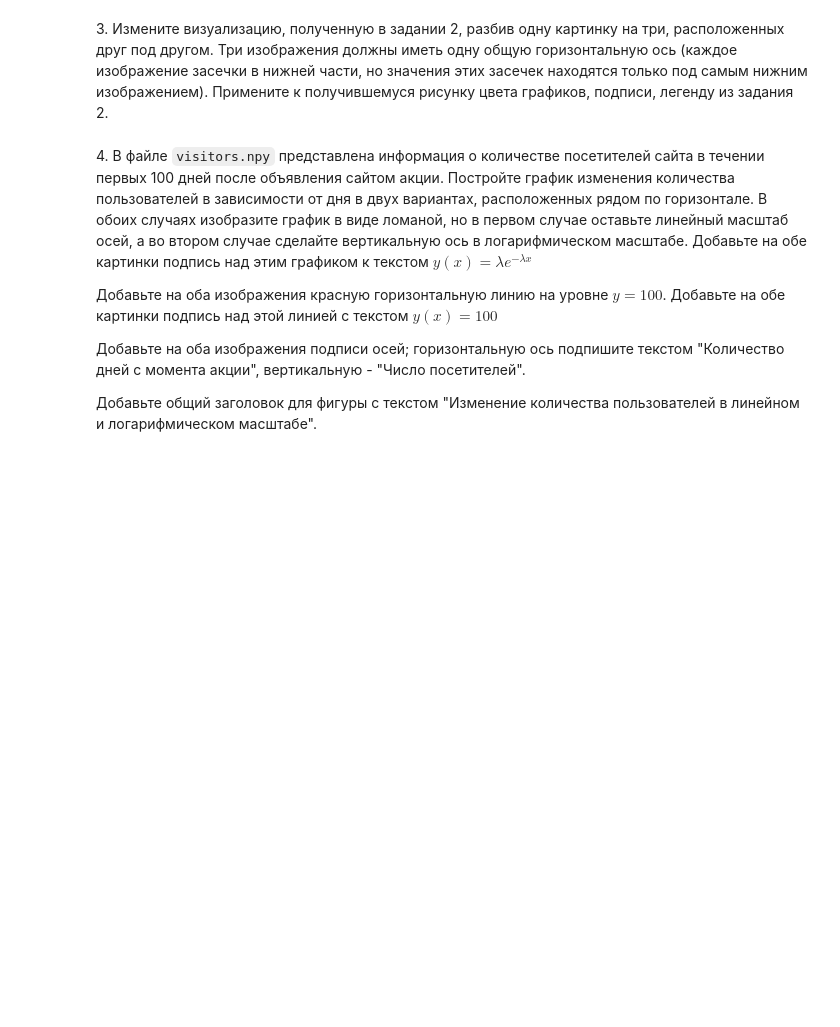
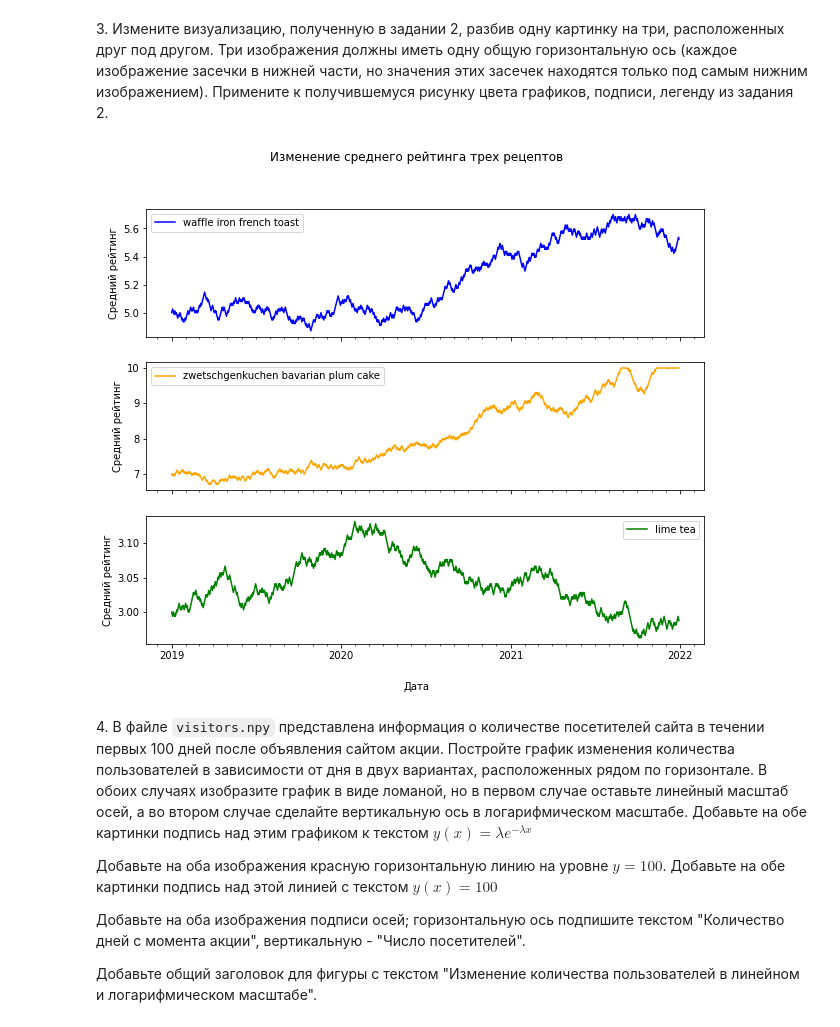
Before and after one commit to yanasirina/lab5_graphics, a Jupyter notebook: 05_graphics_Сирина_Яна_ДПИ22-1.ipynb, the cells around one changed output. Saved outputs shown, nothing was run; the diff lists cells and outputs as text; code cells hidden in the pictures; blank space fills up the shorter version.

```diff
--- a/05_graphics_Сирина_Яна_ДПИ22-1.ipynb
+++ b/05_graphics_Сирина_Яна_ДПИ22-1.ipynb
@@ -63,5 +76,25 @@ _Примечание_ : для считывания файла воспольз
 # %% [markdown]
 3\. Измените визуализацию, полученную в задании 2, разбив одну картинку на три, расположенных друг под другом. Три изображения должны иметь одну общую горизонтальную ось (каждое изображение засечки в нижней части, но значения этих засечек находятся только под самым нижним изображением). Примените к получившемуся рисунку цвета графиков, подписи, легенду из задания 2.
+# %%
+fig, axs = plt.subplots(nrows=3, ncols=1, sharex=True, figsize=(10, 8))
+
+colors = ['blue', 'orange', 'green']
+recipes_names = ['waffle iron french toast', 'zwetschgenkuchen bavarian plum cake', 'lime tea']
+
+for i in range(len(average_ratings)):
+    axs[i].plot(dates, average_ratings[i], color=colors[i], label=f'{recipes_names[i]}')
+    axs[i].set_ylabel('Средний рейтинг')
+    axs[i].legend()
+
+fig.text(0.5, 0.05, 'Дата', ha='center', va='center')
+
+axs[-1].xaxis.set_major_locator(mdates.YearLocator())
+axs[-1].xaxis.set_minor_locator(mdates.MonthLocator())
+
+fig.suptitle('Изменение среднего рейтинга трех рецептов')
+plt.show()
+# %% [output]
+[figure, added]
 # %% [markdown]
 4\. В файле `visitors.npy` представлена информация о количестве посетителей сайта в течении первых 100 дней после объявления сайтом акции. Постройте график изменения количества пользователей в зависимости от дня в двух вариантах, расположенных рядом по горизонтале. В обоих случаях изобразите график в виде ломаной, но в первом случае оставьте линейный масштаб осей, а во втором случае сделайте вертикальную ось в логарифмическом масштабе. Добавьте на обе картинки подпись над этим графиком к текстом $y(x)=\lambda e^{-\lambda x}$
 
```
Also changed, not shown: parts of 12 cells of this notebook.
